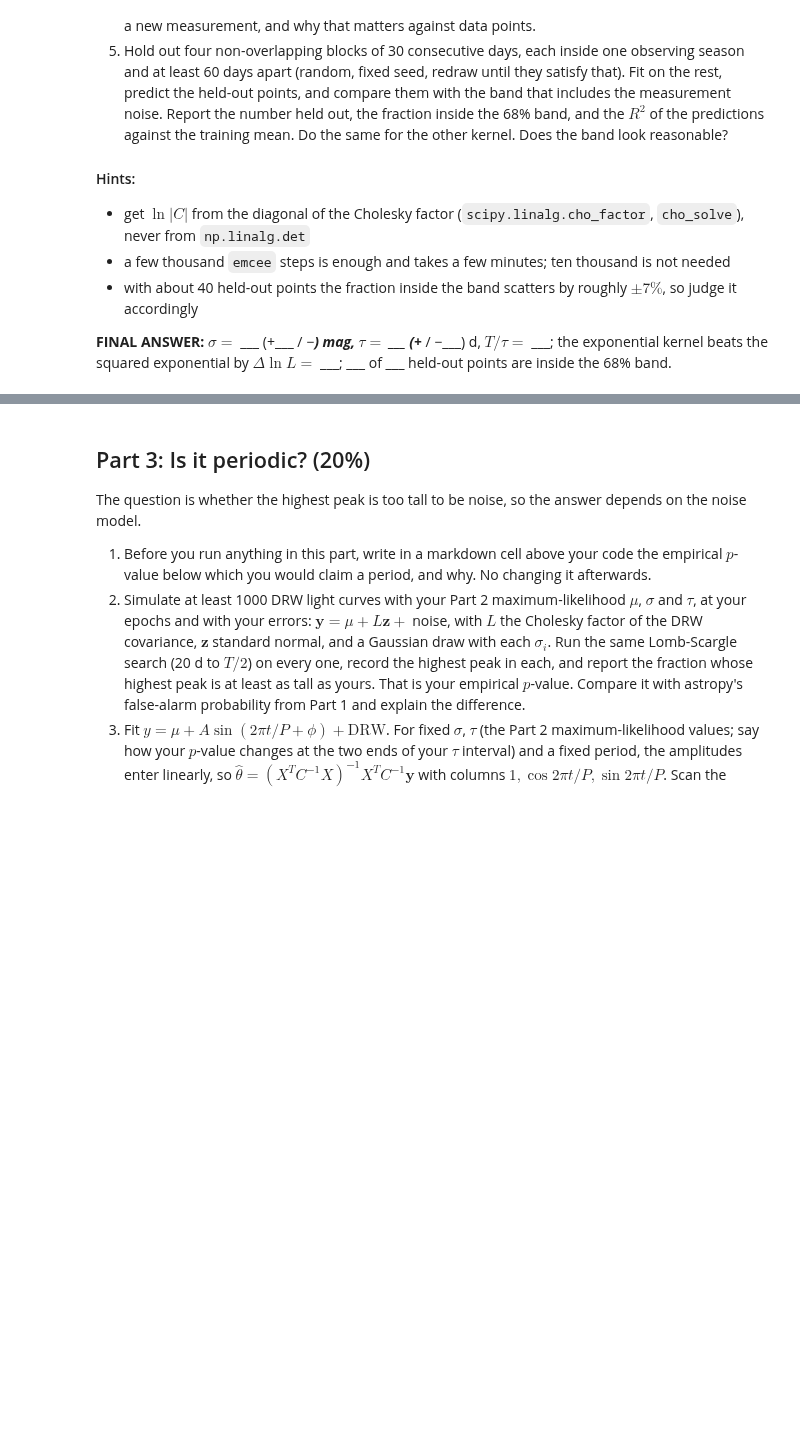
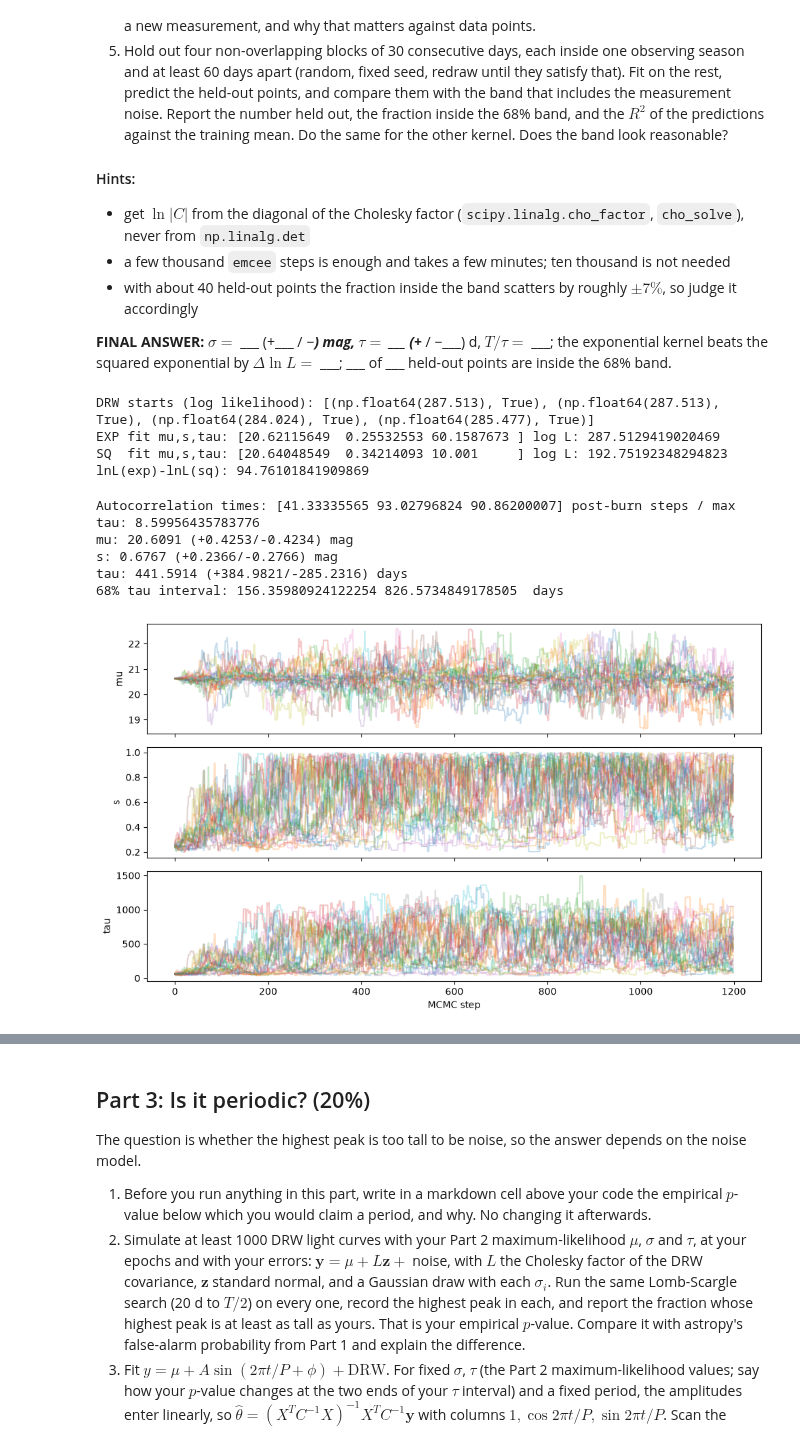
Before and after one commit to PranavanRajaratnam/ast457_2026_Fall, a Jupyter notebook: labs/07/lab07.ipynb, the cells around one changed output, grey strips where cells are left out. Drawn from its saved outputs; the diff is of its cells as text; code cells hidden in the pictures; blank space fills up the shorter version.

```diff
--- a/labs/07/lab07.ipynb
+++ b/labs/07/lab07.ipynb
@@ -66,3 +93,78 @@ where $\sigma_i$ is the quoted error of epoch $i$ and $\sigma$ without a subscri
 **FINAL ANSWER:** $\sigma = $ ___ (+___ / −___) mag, $\tau = $ ___ (+___ / −___) d, $T/\tau = $ ___; the exponential kernel beats the squared exponential by $\Delta\ln L = $ ___; ___ of ___ held-out points are inside the 68% band.
 # %%
 # Part 2: your work here
+dt = np.abs(t[:,None]-t[None,:])
+mu_center = float(np.median(y))
+
+def cov(dt, e, s, tau, kind='exp'):
+    corr = np.exp(-dt/tau) if kind == 'exp' else np.exp(-.5*(dt/tau)**2)
+    return s*s*corr + np.diag(e*e)
+
+def lnlike(theta, tt=t, yy=y, ee=e, kind='exp'):
+    mu, s, tau = theta
+    if not (np.isfinite(mu) and s>0 and tau>0): return -np.inf
+    K = cov(np.abs(tt[:,None]-tt[None,:]),ee,s,tau,kind)
+    try:
+        c, low = cho_factor(K, lower=True, check_finite=False)
+        z = yy-mu
+        return -.5*(z @ cho_solve((c,low),z,check_finite=False) + 2*np.log(np.diag(c)).sum() + len(yy)*np.log(2*np.pi))
+    except np.linalg.LinAlgError:
+        return -np.inf
+
+def logprior(theta):
+    mu,s,tau=theta
+    return 0. if (mu_center-2 < mu < mu_center+2 and 0<s<1 and 10<tau<4000) else -np.inf
+
+def logpost(theta):
+    lp=logprior(theta)
+    return lp+lnlike(theta) if np.isfinite(lp) else -np.inf
+
+bounds=[(mu_center-1.999,mu_center+1.999),(.0001,.9999),(10.001,3999.999)]
+def fit_gp(tt,yy,ee,kind='exp', starts=None):
+    if starts is None:
+        med=float(np.median(yy)); sd=max(float(np.std(yy)),.01)
+        starts=[(med,min(sd,.95),q) for q in (30,150,500,1500)]
+    results=[minimize(lambda th:-lnlike(th,tt,yy,ee,kind),x0=x,method='L-BFGS-B',bounds=bounds,options={'maxiter':300}) for x in starts]
+    good=[r for r in results if np.isfinite(r.fun)]
+    return min(good,key=lambda r:r.fun),results
+fit_exp, starts_exp = fit_gp(t,y,e,'exp')
+fit_sq, starts_sq = fit_gp(t,y,e,'sq')
+th_exp, th_sq = fit_exp.x, fit_sq.x
+ll_exp, ll_sq = -fit_exp.fun, -fit_sq.fun
+print('DRW starts (log likelihood):',[(round(-r.fun,3),r.success) for r in starts_exp])
+print('EXP fit mu,s,tau:',th_exp,'log L:',ll_exp)
+print('SQ  fit mu,s,tau:',th_sq,'log L:',ll_sq)
+print('lnL(exp)-lnL(sq):',ll_exp-ll_sq)
+# %% [output]
+DRW starts (log likelihood): [(np.float64(287.513), True), (np.float64(287.513), True), (np.float64(284.024), True), (np.float64(285.477), True)]
+EXP fit mu,s,tau: [20.62115649  0.25532553 60.1587673 ] log L: 287.5129419020469
+SQ  fit mu,s,tau: [20.64048549  0.34214093 10.001     ] log L: 192.75192348294823
+lnL(exp)-lnL(sq): 94.76101841909869
+# %%
+rng = np.random.default_rng(42)
+walkers=24
+start=th_exp + rng.normal(size=(walkers,3))*np.array([.005,max(.008,th_exp[1]*.04),max(5,th_exp[2]*.04)])
+start[:,0]=np.clip(start[:,0],mu_center-1.9,mu_center+1.9)
+start[:,1]=np.clip(start[:,1],.001,.99)
+start[:,2]=np.clip(start[:,2],10.1,3999)
+sampler=emcee.EnsembleSampler(walkers,3,logpost)
+sampler.run_mcmc(start,1200,progress=True)
+try:
+    act=sampler.get_autocorr_time(tol=0)
+    print('Autocorrelation times:',act,'post-burn steps / max tau:',(1200-400)/max(act))
+except Exception as exc: print('Autocorrelation diagnostic unavailable:',str(exc))
+chain=sampler.get_chain(discard=400,thin=5,flat=True)
+q=np.percentile(chain,[16,50,84],axis=0)
+for name,j,unit in [('mu',0,'mag'),('s',1,'mag'),('tau',2,'days')]:
+    print(f'{name}: {q[1,j]:.4f} (+{q[2,j]-q[1,j]:.4f}/-{q[1,j]-q[0,j]:.4f}) {unit}')
+print('68% tau interval:',q[0,2],q[2,2],' days')
+fig,ax=plt.subplots(3,1,figsize=(10,6),sharex=True)
+for j,label in enumerate(['mu','s','tau']): ax[j].plot(sampler.get_chain()[:,:,j],alpha=.25);ax[j].set_ylabel(label)
+ax[-1].set_xlabel('MCMC step');plt.tight_layout();plt.show()
+# %% [output]
+Autocorrelation times: [41.33335565 93.02796824 90.86200007] post-burn steps / max tau: 8.59956435783776
+mu: 20.6091 (+0.4253/-0.4234) mag
+s: 0.6767 (+0.2366/-0.2766) mag
+tau: 441.5914 (+384.9821/-285.2316) days
+68% tau interval: 156.35980924122254 826.5734849178505  days
+[figure, added]
```
Also changed, not shown: parts of 15 cells of this notebook.
